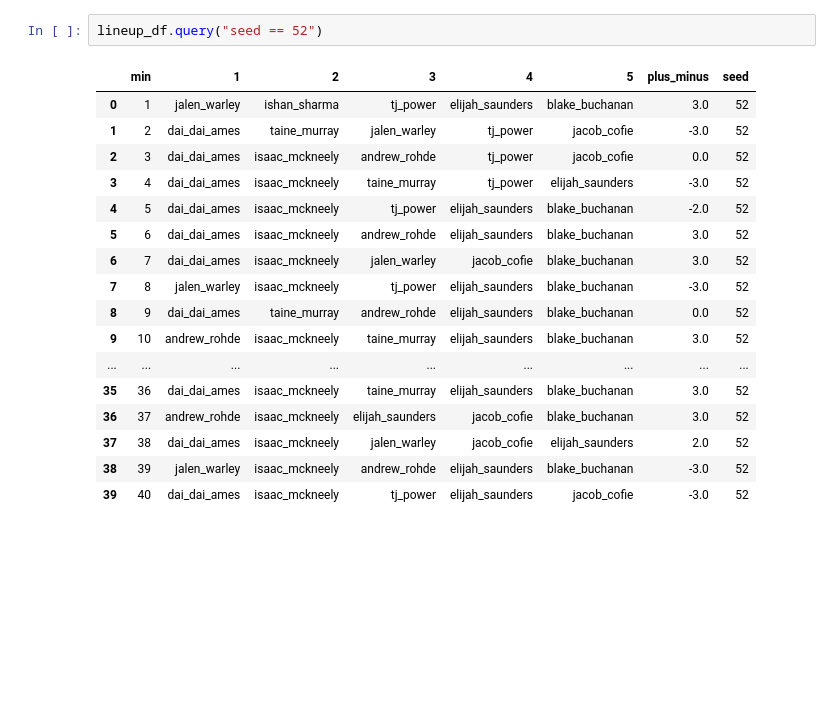
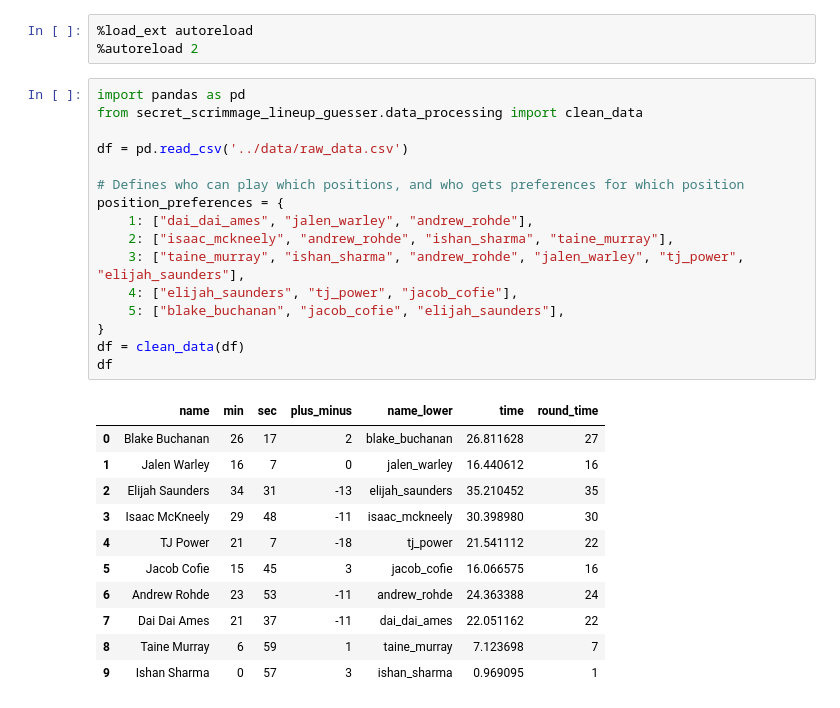
Before and after one commit to robert-robison/secret-scrimmage-lineup-guesser, a Jupyter notebook: notebooks/gtown_opt.ipynb, the cells around one changed output. Cells and saved outputs as stored; diff of their text form; blank space fills up the shorter version.

```diff
--- a/notebooks/gtown_opt.ipynb
+++ b/notebooks/gtown_opt.ipynb
@@ -335,20 +1,31 @@ tmp.query("seed == 52")
-# %%
-lineup_df.query("seed == 52")
-# %% [output]
-|  | min | 1 | 2 | 3 | 4 | 5 | plus_minus | seed |
-| 0 | 1 | jalen_warley | ishan_sharma | tj_power | elijah_saunders | blake_buchanan | 3.0 | 52 |
-| 1 | 2 | dai_dai_ames | taine_murray | jalen_warley | tj_power | jacob_cofie | -3.0 | 52 |
-| 2 | 3 | dai_dai_ames | isaac_mckneely | andrew_rohde | tj_power | jacob_cofie | 0.0 | 52 |
-| 3 | 4 | dai_dai_ames | isaac_mckneely | taine_murray | tj_power | elijah_saunders | -3.0 | 52 |
-| 4 | 5 | dai_dai_ames | isaac_mckneely | tj_power | elijah_saunders | blake_buchanan | -2.0 | 52 |
-| 5 | 6 | dai_dai_ames | isaac_mckneely | andrew_rohde | elijah_saunders | blake_buchanan | 3.0 | 52 |
-| 6 | 7 | dai_dai_ames | isaac_mckneely | jalen_warley | jacob_cofie | blake_buchanan | 3.0 | 52 |
-| 7 | 8 | jalen_warley | isaac_mckneely | tj_power | elijah_saunders | blake_buchanan | -3.0 | 52 |
-| 8 | 9 | dai_dai_ames | taine_murray | andrew_rohde | elijah_saunders | blake_buchanan | 0.0 | 52 |
-| 9 | 10 | andrew_rohde | isaac_mckneely | taine_murray | elijah_saunders | blake_buchanan | 3.0 | 52 |
-| ... | ... | ... | ... | ... | ... | ... | ... | ... |
-| 35 | 36 | dai_dai_ames | isaac_mckneely | taine_murray | elijah_saunders | blake_buchanan | 3.0 | 52 |
-| 36 | 37 | andrew_rohde | isaac_mckneely | elijah_saunders | jacob_cofie | blake_buchanan | 3.0 | 52 |
-| 37 | 38 | dai_dai_ames | isaac_mckneely | jalen_warley | jacob_cofie | elijah_saunders | 2.0 | 52 |
-| 38 | 39 | jalen_warley | isaac_mckneely | andrew_rohde | elijah_saunders | blake_buchanan | -3.0 | 52 |
-| 39 | 40 | dai_dai_ames | isaac_mckneely | tj_power | elijah_saunders | jacob_cofie | -3.0 | 52 |
+# %%
+%load_ext autoreload
+%autoreload 2
+# %%
+import pandas as pd
+from secret_scrimmage_lineup_guesser.data_processing import clean_data
+
+df = pd.read_csv('../data/raw_data.csv')
+
+# Defines who can play which positions, and who gets preferences for which position
+position_preferences = {
+    1: ["dai_dai_ames", "jalen_warley", "andrew_rohde"],
+    2: ["isaac_mckneely", "andrew_rohde", "ishan_sharma", "taine_murray"],
+    3: ["taine_murray", "ishan_sharma", "andrew_rohde", "jalen_warley", "tj_power", "elijah_saunders"],
+    4: ["elijah_saunders", "tj_power", "jacob_cofie"],
+    5: ["blake_buchanan", "jacob_cofie", "elijah_saunders"],
+}
+df = clean_data(df)
+df
+# %% [output]
+|  | name | min | sec | plus_minus | name_lower | time | round_time |
+| 0 | Blake Buchanan | 26 | 17 | 2 | blake_buchanan | 26.811628 | 27 |
+| 1 | Jalen Warley | 16 | 7 | 0 | jalen_warley | 16.440612 | 16 |
+| 2 | Elijah Saunders | 34 | 31 | -13 | elijah_saunders | 35.210452 | 35 |
+| 3 | Isaac McKneely | 29 | 48 | -11 | isaac_mckneely | 30.398980 | 30 |
+| 4 | TJ Power | 21 | 7 | -18 | tj_power | 21.541112 | 22 |
+| 5 | Jacob Cofie | 15 | 45 | 3 | jacob_cofie | 16.066575 | 16 |
+| 6 | Andrew Rohde | 23 | 53 | -11 | andrew_rohde | 24.363388 | 24 |
+| 7 | Dai Dai Ames | 21 | 37 | -11 | dai_dai_ames | 22.051162 | 22 |
+| 8 | Taine Murray | 6 | 59 | 1 | taine_murray | 7.123698 | 7 |
+| 9 | Ishan Sharma | 0 | 57 | 3 | ishan_sharma | 0.969095 | 1 |
```
Also changed, not shown: parts of 16 cells of this notebook, 3 other files.
